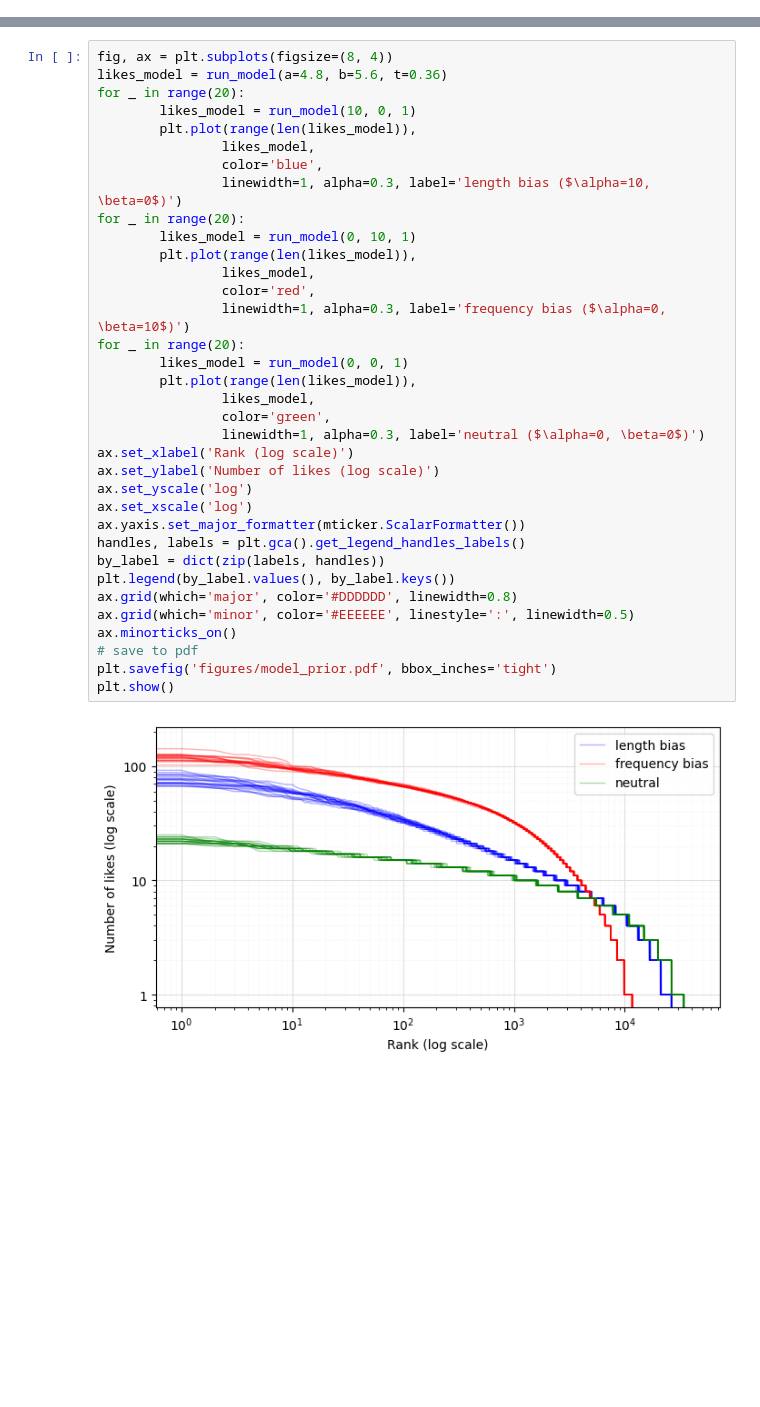
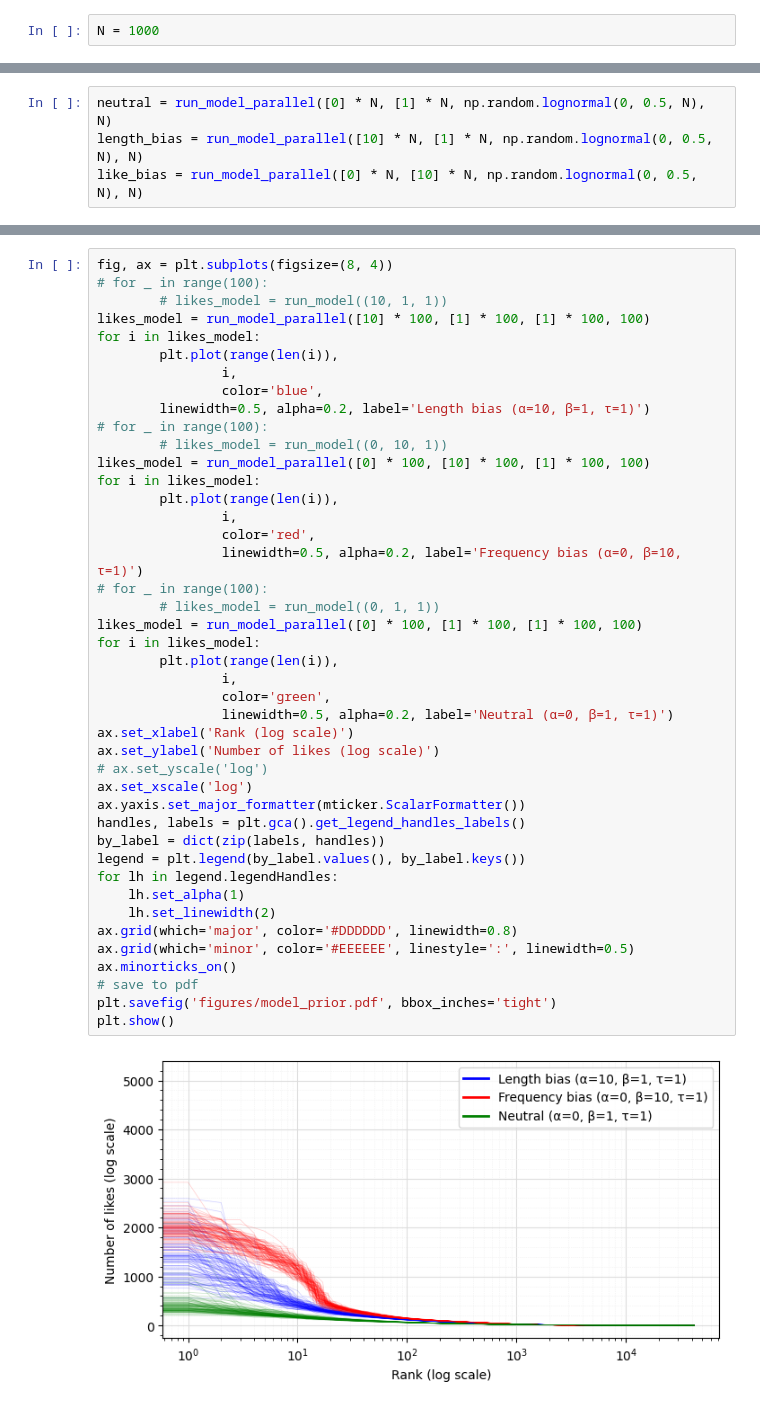
Before and after one commit to alexeykosh/2023-slovotvir-reuse-analysis, a Jupyter notebook: testing.ipynb, the cells around one changed output, grey strips where cells are left out. Saved outputs shown, nothing was run; the diff lists cells and outputs as text; blank space fills up the shorter version.

Commit message:
new plots

```diff
--- a/testing.ipynb
+++ b/testing.ipynb
@@ -166,0 +13,2 @@ sum(likes_model) / sum(true_likes)
+# %%
+N = 1000
@@ -166,0 +22,4 @@ sum(likes_model) / sum(true_likes)
+# %%
+neutral = run_model_parallel([0] * N, [1] * N, np.random.lognormal(0, 0.5, N), N)
+length_bias = run_model_parallel([10] * N, [1] * N, np.random.lognormal(0, 0.5, N), N)
+like_bias = run_model_parallel([0] * N, [10] * N, np.random.lognormal(0, 0.5, N), N)
@@ -167,37 +117,45 @@ sum(likes_model) / sum(true_likes)
 # %%
 fig, ax = plt.subplots(figsize=(8, 4))
-likes_model = run_model(a=4.8, b=5.6, t=0.36)
-for _ in range(20):
-        likes_model = run_model(10, 0, 1)
-        plt.plot(range(len(likes_model)),
-                likes_model,
+# for _ in range(100):
+        # likes_model = run_model((10, 1, 1))
+likes_model = run_model_parallel([10] * 100, [1] * 100, [1] * 100, 100)
+for i in likes_model:
+        plt.plot(range(len(i)),
+                i,
                 color='blue',
-                linewidth=1, alpha=0.3, label='length bias ($\alpha=10, \beta=0$)')
-for _ in range(20):
-        likes_model = run_model(0, 10, 1)
-        plt.plot(range(len(likes_model)),
-                likes_model,
+        linewidth=0.5, alpha=0.2, label='Length bias (α=10, β=1, τ=1)')
+# for _ in range(100):
+        # likes_model = run_model((0, 10, 1))
+likes_model = run_model_parallel([0] * 100, [10] * 100, [1] * 100, 100)
+for i in likes_model:
+        plt.plot(range(len(i)),
+                i,
                 color='red',
-                linewidth=1, alpha=0.3, label='frequency bias ($\alpha=0, \beta=10$)')
-for _ in range(20):
-        likes_model = run_model(0, 0, 1)
-        plt.plot(range(len(likes_model)),
-                likes_model,
+                linewidth=0.5, alpha=0.2, label='Frequency bias (α=0, β=10, τ=1)')
+# for _ in range(100):
+        # likes_model = run_model((0, 1, 1))
+likes_model = run_model_parallel([0] * 100, [1] * 100, [1] * 100, 100)
+for i in likes_model:
+        plt.plot(range(len(i)),
+                i,
                 color='green',
-                linewidth=1, alpha=0.3, label='neutral ($\alpha=0, \beta=0$)')
+                linewidth=0.5, alpha=0.2, label='Neutral (α=0, β=1, τ=1)')
 ax.set_xlabel('Rank (log scale)')
 ax.set_ylabel('Number of likes (log scale)')
-ax.set_yscale('log')
+# ax.set_yscale('log')
 ax.set_xscale('log')
 ax.yaxis.set_major_formatter(mticker.ScalarFormatter())
 handles, labels = plt.gca().get_legend_handles_labels()
 by_label = dict(zip(labels, handles))
-plt.legend(by_label.values(), by_label.keys())
+legend = plt.legend(by_label.values(), by_label.keys())
+for lh in legend.legendHandles:
+    lh.set_alpha(1)
+    lh.set_linewidth(2)
 ax.grid(which='major', color='#DDDDDD', linewidth=0.8)
 ax.grid(which='minor', color='#EEEEEE', linestyle=':', linewidth=0.5)
 ax.minorticks_on()
 # save to pdf
 plt.savefig('figures/model_prior.pdf', bbox_inches='tight')
 plt.show()
 # %% [output]
-[figure, old version]
+[figure, new version]
```
Also changed, not shown: parts of 24 cells of this notebook.
